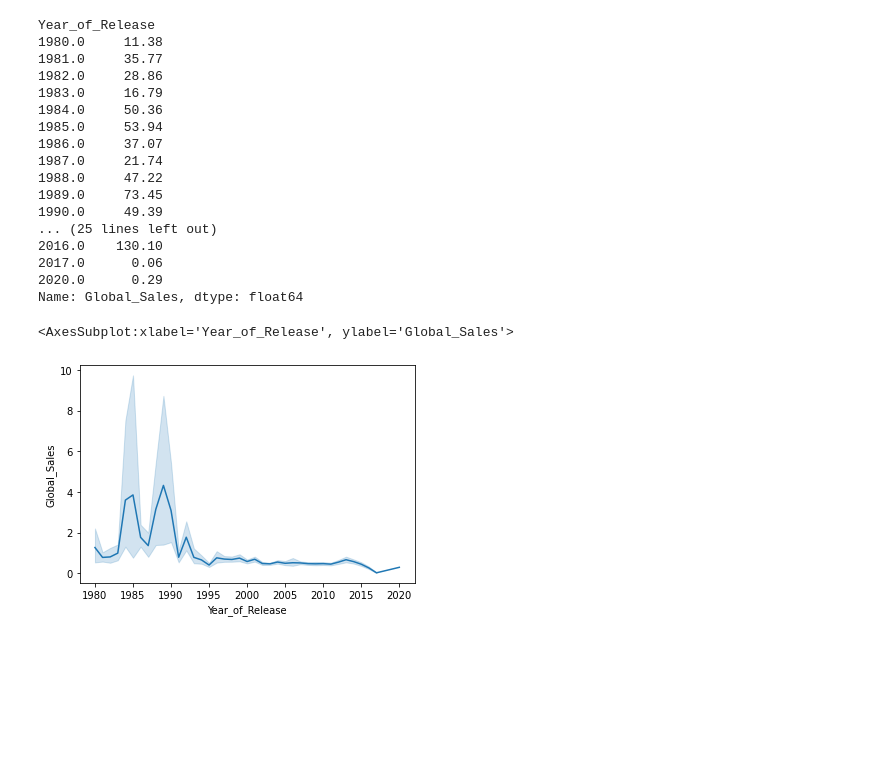
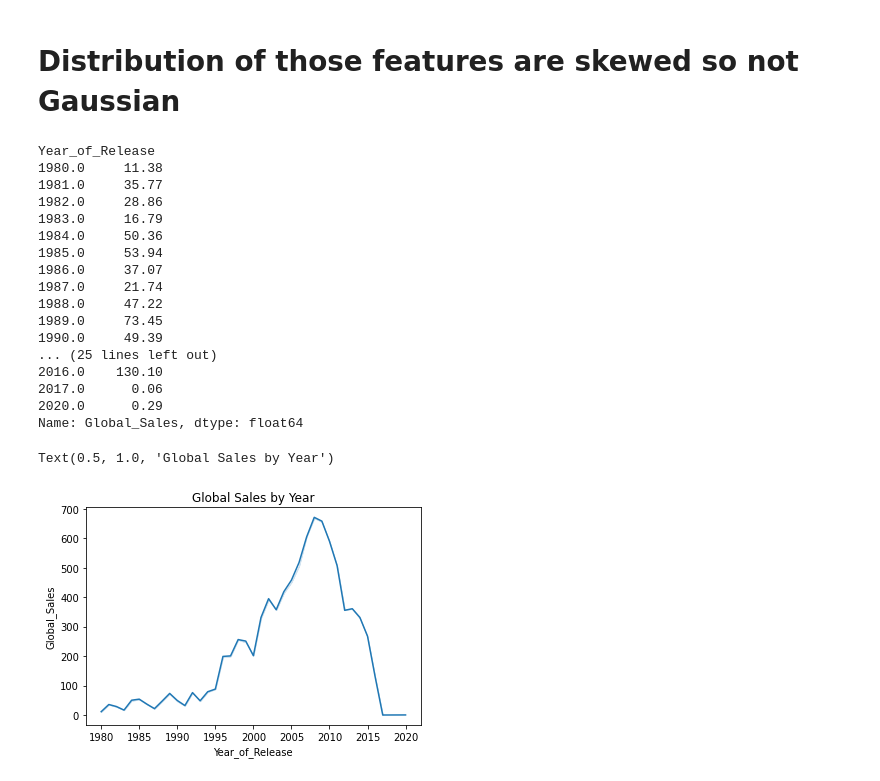
Before and after one commit to obaliuta/games_sales, a Jupyter notebook: notebook.ipynb, the cells around one changed output. Cells and saved outputs as stored; diff of their text form; code cells hidden in the pictures; blank space fills up the shorter version.

```diff
--- a/notebook.ipynb
+++ b/notebook.ipynb
@@ -19,0 +20,24 @@ sales.sample(5)
+# %%
+groupped = []
+decade = []
+for i in sales.Platform:
+    if i.startswith('X'):
+        groupped.append('X Box')
+    elif i.startswith(('PS', 'Play', 'PlayStation')):
+        groupped.append('PS')
+    elif i.startswith('PC'):
+        groupped.append('PC')
+    elif i.startswith(('SNES', 'WII', 'Wii', 'Nintendo', 'NES', 'Game Boy')):
+        groupped.append('Nintendo')
+    else:
+        groupped.append('Other')
+
+for i in sales.Year_of_Release:
+    if np.isnan(i):
+        decade.append(np.nan)
+    else:
+        decade.append(str(i)[2] + '0s')
+
+sales['groupped_platform'] = groupped
+sales['decade'] = decade
+sales.sample(5)
@@ -54,24 +128,27 @@ sales.describe()
+# %% [markdown]
+# Distribution of those features are skewed so not Gaussian
 # %%
 # lets see the sales sdeveloping on timeline
 print(sales.groupby('Year_of_Release')['Global_Sales'].sum())
-sns.lineplot(x='Year_of_Release', y='Global_Sales',data=sales)
+sns.lineplot(x='Year_of_Release', y='Global_Sales',data=sales, ci=False, estimator=np.sum)
+plt.title('Global Sales by Year')
 # %% [output]
 Year_of_Release
 1980.0     11.38
 1981.0     35.77
 1982.0     28.86
 1983.0     16.79
 1984.0     50.36
 1985.0     53.94
 1986.0     37.07
 1987.0     21.74
 1988.0     47.22
 1989.0     73.45
 1990.0     49.39
 ... (25 lines left out)
 2016.0    130.10
 2017.0      0.06
 2020.0      0.29
 Name: Global_Sales, dtype: float64
-<AxesSubplot:xlabel='Year_of_Release', ylabel='Global_Sales'>
+Text(0.5, 1.0, 'Global Sales by Year')
-[figure, old version]
+[figure, new version]
```
Also changed, not shown: parts of 22 cells of this notebook.
